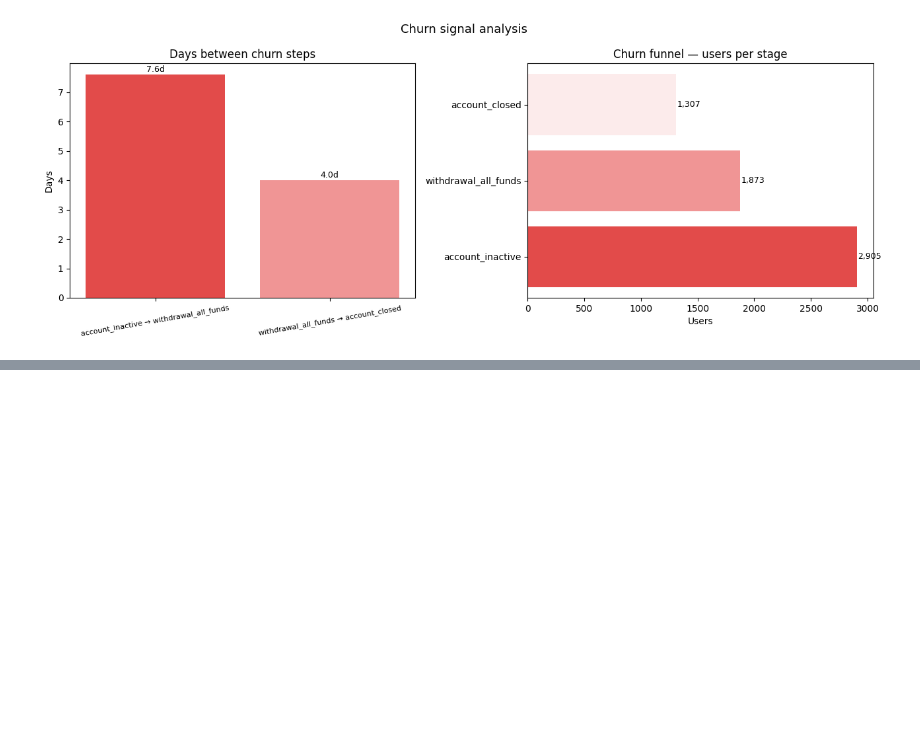
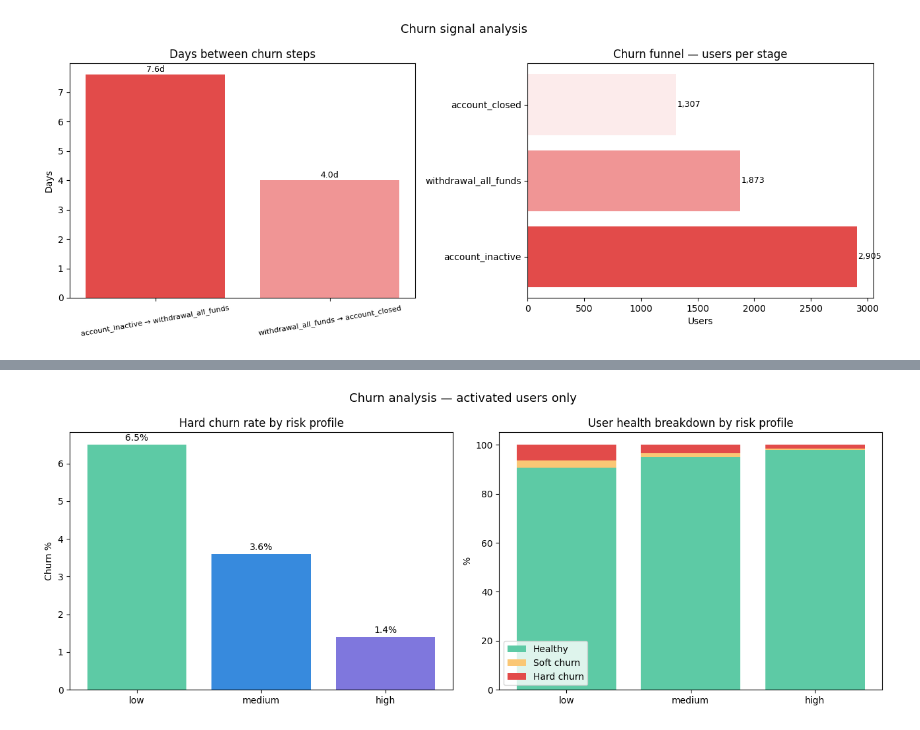
Before and after one commit to srgmnagar/FinPath, a Jupyter notebook: notebooks/finpath_analytics.ipynb, the cells around one changed output, grey strips where cells are left out. Drawn from its saved outputs; the diff is of its cells as text; code cells hidden in the pictures; blank space fills up the shorter version.

Commit message:
added more funnel anakysis- session depth, chrun analysis

```diff
--- a/notebooks/finpath_analytics.ipynb
+++ b/notebooks/finpath_analytics.ipynb
@@ -593,0 +740,34 @@ plt.show()
+# %%
+fig, axes = plt.subplots(1, 2, figsize=(13, 5))
+
+colors = ['#5DCAA5', '#378ADD', '#7F77DD']
+risk_profiles = df_churn['risk_profile'].tolist()
+
+# Chart 1 — hard churn % by risk profile
+axes[0].bar(risk_profiles, df_churn['hard_churn_pct'], color=colors)
+axes[0].set_title('Hard churn rate by risk profile')
+axes[0].set_ylabel('Churn %')
+for i, val in enumerate(df_churn['hard_churn_pct']):
+    axes[0].text(i, val + 0.1, f'{val}%', ha='center', fontsize=10)
+
+# Chart 2 — stacked bar: healthy vs soft churn vs hard churn
+hard   = df_churn['hard_churn_pct']
+soft   = (df_churn['soft_churned'] * 100 / df_churn['total_activated_users']).round(1)
+healthy = df_churn['healthy_pct']
+
+axes[1].bar(risk_profiles, healthy, label='Healthy',         color='#5DCAA5')
+axes[1].bar(risk_profiles, soft,    label='Soft churn',      color='#FAC775',
+            bottom=healthy)
+axes[1].bar(risk_profiles, hard,    label='Hard churn',      color='#E24B4A',
+            bottom=healthy + soft)
+
+axes[1].set_title('User health breakdown by risk profile')
+axes[1].set_ylabel('%')
+axes[1].legend()
+
+plt.suptitle('Churn analysis — activated users only', fontsize=13)
+plt.tight_layout()
+plt.savefig('churn_analysis.png', dpi=150)
+plt.show()
+# %% [output]
+[figure, added]
```
Also changed, not shown: parts of 5 cells of this notebook.
